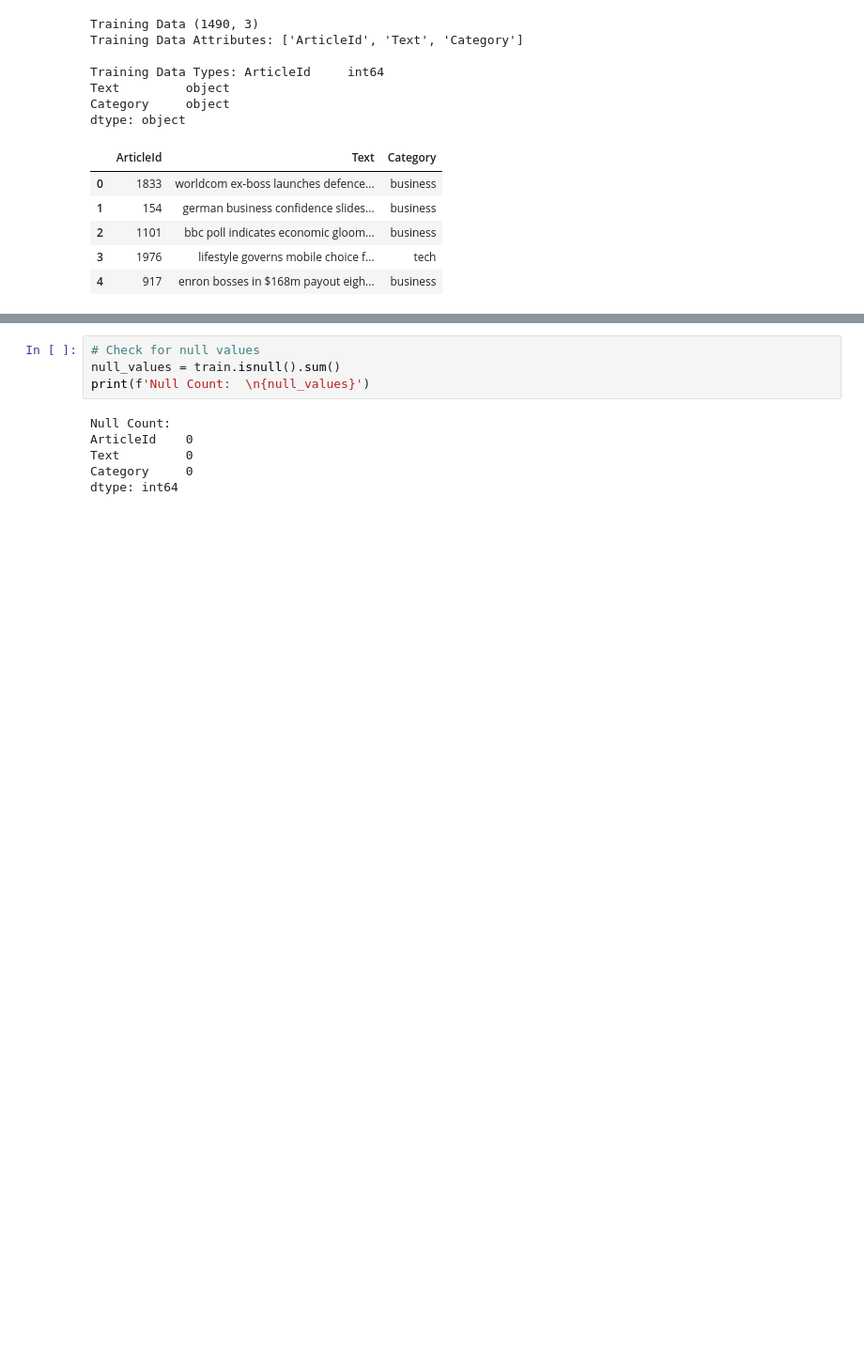
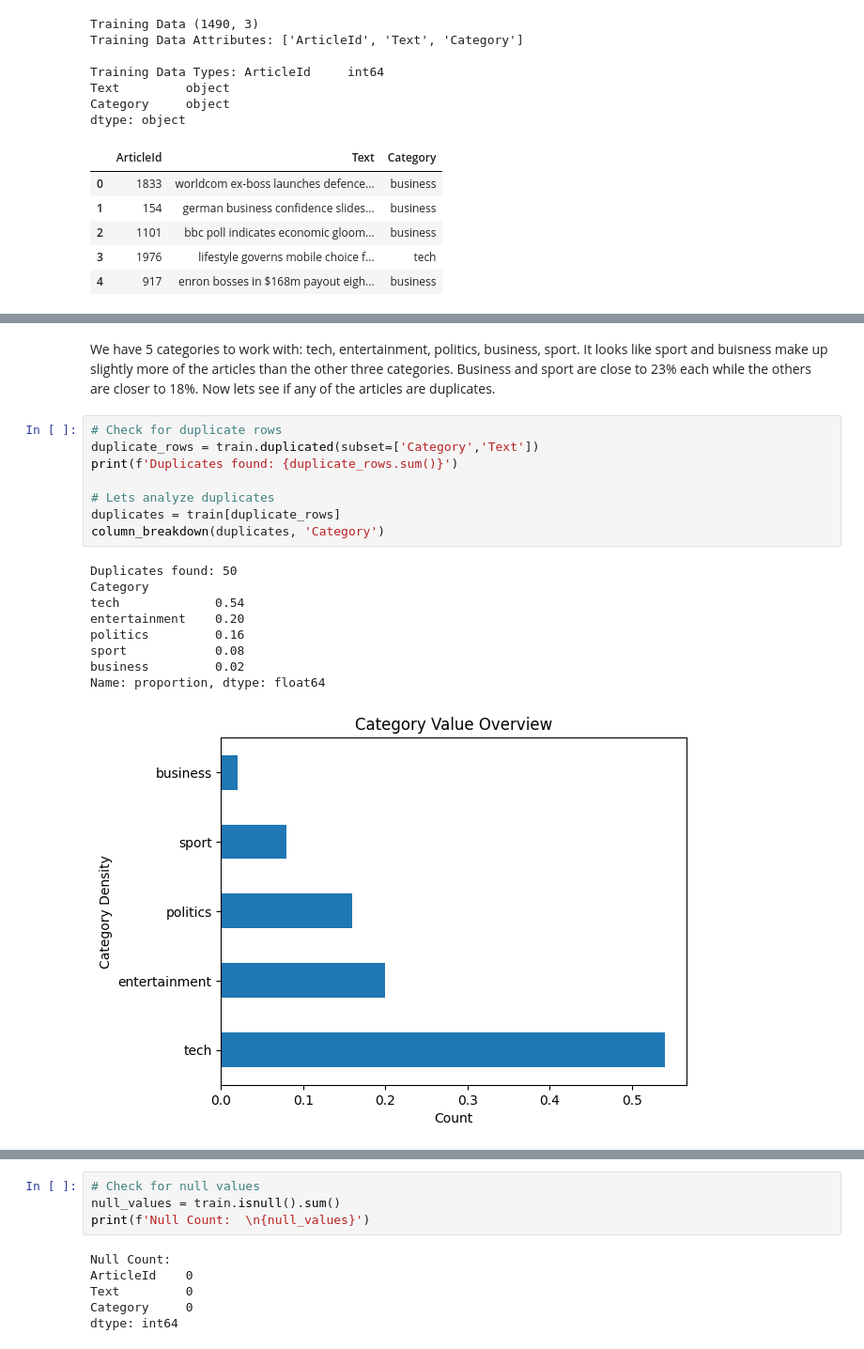
Before and after one commit to iffigueroa/kaggle-competitions, a Jupyter notebook: bbc-news-classification.ipynb, the cells around one changed output, grey strips where cells are left out. Shown at 94% size. Saved outputs shown, nothing was run; the diff lists cells and outputs as text; blank space fills up the shorter version.

```diff
--- a/bbc-news-classification.ipynb
+++ b/bbc-news-classification.ipynb
@@ -88,0 +127,20 @@ Name: proportion, dtype: float64
+# %% [markdown]
+We have 5 categories to work with: tech, entertainment, politics, business, sport. It looks like sport and buisness make up slightly more of the articles than the other three categories. Business and sport are close to 23% each while the others are closer to 18%. Now lets see if any of the articles are duplicates.
+# %%
+# Check for duplicate rows
+duplicate_rows = train.duplicated(subset=['Category','Text'])
+print(f'Duplicates found: {duplicate_rows.sum()}')
+
+# Lets analyze duplicates
+duplicates = train[duplicate_rows]
+column_breakdown(duplicates, 'Category')
+# %% [output]
+Duplicates found: 50
+Category
+tech             0.54
+entertainment    0.20
+politics         0.16
+sport            0.08
+business         0.02
+Name: proportion, dtype: float64
+[figure, added]
```
Also changed, not shown: parts of 66 cells of this notebook.
